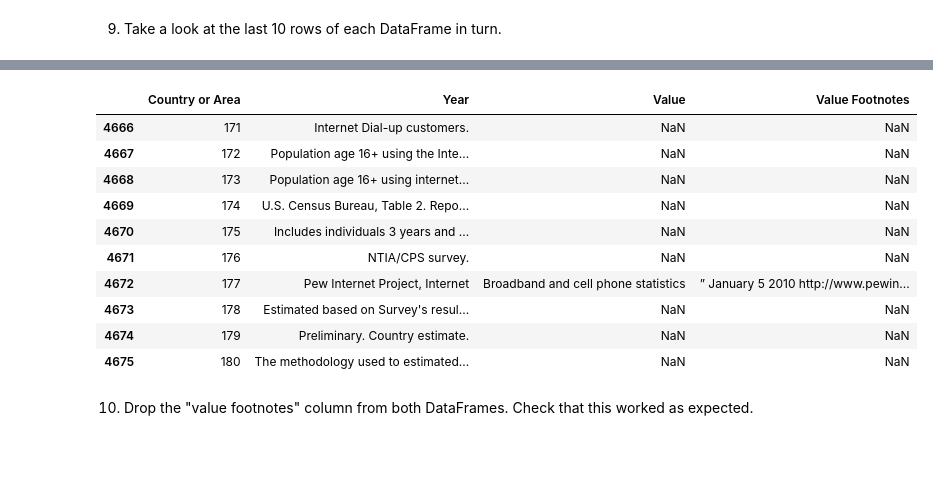
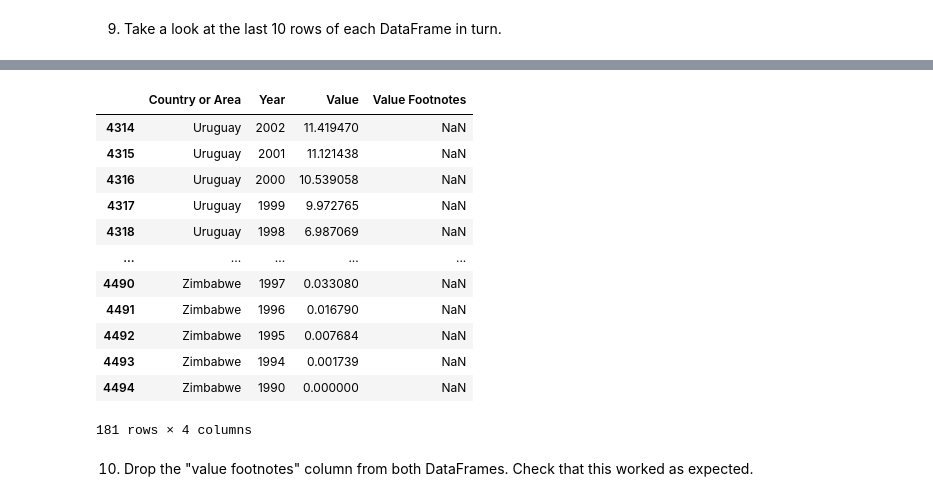
Before and after one commit to tipearso/gdp-and-internet-usage-tipearso, a Jupyter notebook: TP_gdp_internet.ipynb, the cells around one changed output, grey strips where cells are left out. Saved outputs shown, nothing was run; the diff lists cells and outputs as text; code cells hidden in the pictures; blank space fills up the shorter version.

```diff
--- a/TP_gdp_internet.ipynb
+++ b/TP_gdp_internet.ipynb
@@ -25,7 +25,7 @@ gdp_df
 # %% [markdown]
 6. Repeat for the internet use dataset. Call this DataFrame internet_df. Take a look at the first six rows.
 # %%
-internet_df = pd.read_csv('data\internet_use.csv')
+internet_df = pd.read_csv('data\internet_use.csv', nrows = 4495)
 internet_df
 # %% [output]
 |  | Country or Area | Year | Value | Value Footnotes |
@@ -114,17 +114,19 @@ gdp_df.tail(10)
 # %%
-internet_df.tail(10)
+internet_df.tail(181)
 # %% [output]
 |  | Country or Area | Year | Value | Value Footnotes |
-| 4666 | 171 | Internet Dial-up customers. | NaN | NaN |
-| 4667 | 172 | Population age 16+ using the Inte... | NaN | NaN |
-| 4668 | 173 | Population age 16+ using internet... | NaN | NaN |
-| 4669 | 174 | U.S. Census Bureau, Table 2. Repo... | NaN | NaN |
-| 4670 | 175 | Includes individuals 3 years and ... | NaN | NaN |
-| 4671 | 176 | NTIA/CPS survey. | NaN | NaN |
-| 4672 | 177 | Pew Internet Project, Internet | Broadband and cell phone statistics | ” January 5 2010 http://www.pewin... |
-| 4673 | 178 | Estimated based on Survey's resul... | NaN | NaN |
-| 4674 | 179 | Preliminary. Country estimate. | NaN | NaN |
-| 4675 | 180 | The methodology used to estimated... | NaN | NaN |
+| 4314 | Uruguay | 2002 | 11.419470 | NaN |
+| 4315 | Uruguay | 2001 | 11.121438 | NaN |
+| 4316 | Uruguay | 2000 | 10.539058 | NaN |
+| 4317 | Uruguay | 1999 | 9.972765 | NaN |
+| 4318 | Uruguay | 1998 | 6.987069 | NaN |
+| ... | ... | ... | ... | ... |
+| 4490 | Zimbabwe | 1997 | 0.033080 | NaN |
+| 4491 | Zimbabwe | 1996 | 0.016790 | NaN |
+| 4492 | Zimbabwe | 1995 | 0.007684 | NaN |
+| 4493 | Zimbabwe | 1994 | 0.001739 | NaN |
+| 4494 | Zimbabwe | 1990 | 0.000000 | NaN |
+181 rows × 4 columns
 # %% [markdown]
 10. Drop the "value footnotes" column from both DataFrames. Check that this worked as expected.
 # %%
```
Also changed, not shown: parts of 39 cells of this notebook.
